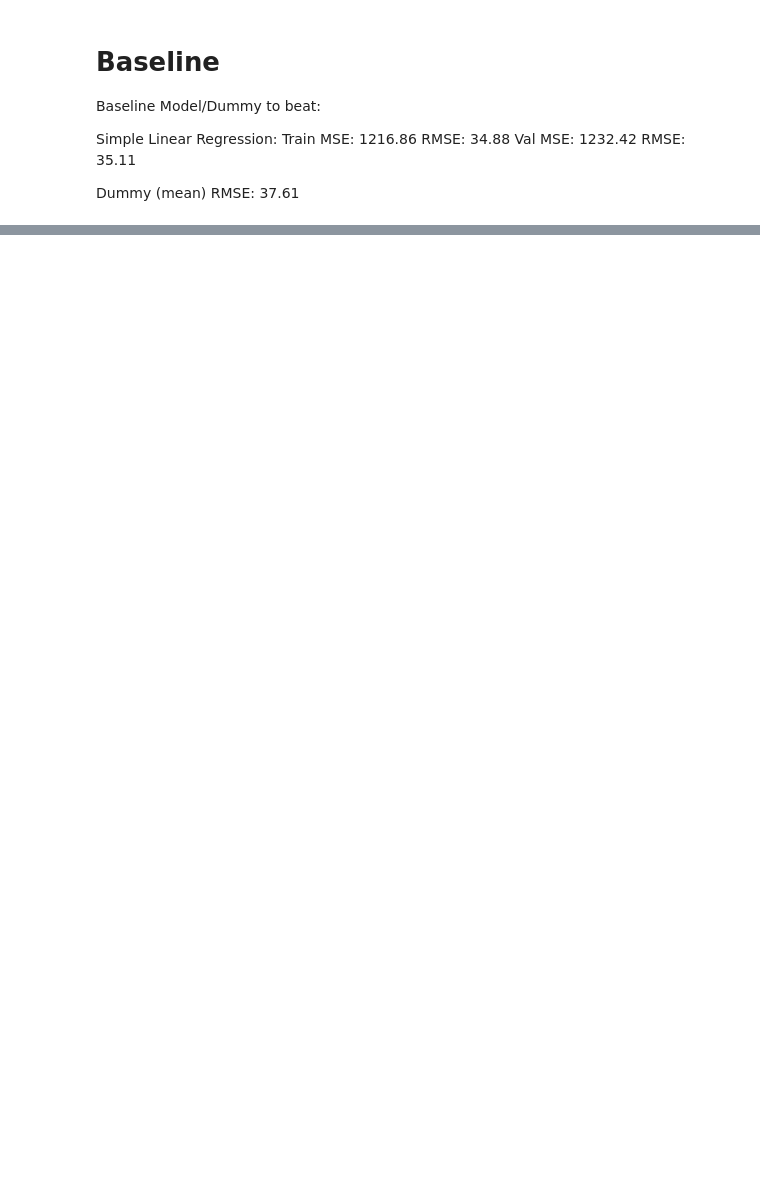
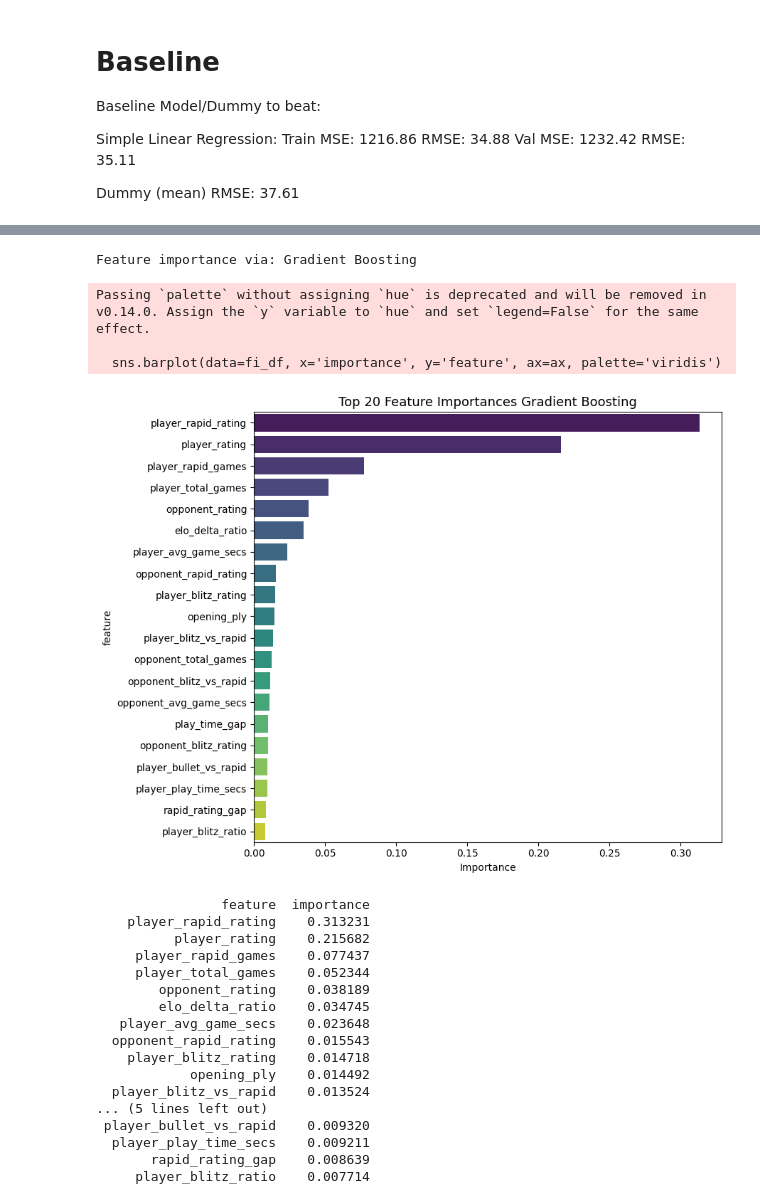
Before and after one commit to Kanku-SEP4-org/Chess-Assistance, a Jupyter notebook: machine_learning/trainer/notebooks/AccuracyPredictor/1_iter/AP_WorkingOnExpandedDataset.ipynb, the cells around one changed output, grey strips where cells are left out. Saved outputs shown, nothing was run; the diff lists cells and outputs as text; code cells hidden in the pictures; blank space fills up the shorter version.

```diff
--- a/machine_learning/trainer/notebooks/AccuracyPredictor/1_iter/AP_WorkingOnExpandedDataset.ipynb
+++ b/machine_learning/trainer/notebooks/AccuracyPredictor/1_iter/AP_WorkingOnExpandedDataset.ipynb
@@ -208,0 +300,57 @@ Dummy (mean) RMSE: 37.61
+# %%
+
+FEAT_IMP_MODELS = ['Gradient Boosting', 'Random Forest']
+
+best_fi_name = next((m for m in results_df.index if m in FEAT_IMP_MODELS), None)
+
+if best_fi_name:
+    print(f"Feature importance via: {best_fi_name}")
+    pipe = potential_models[best_fi_name]
+    pipe.fit(X_train_val, y_train_val)
+    importances = pipe.named_steps['model'].feature_importances_
+    feat_names = X_train_val.columns.tolist()
+
+    fi_df = pd.DataFrame({'feature': feat_names, 'importance': importances})
+    fi_df = fi_df.sort_values('importance', ascending=False).head(20)
+
+    fig, ax = plt.subplots(figsize=(9, 7))
+    sns.barplot(data=fi_df, x='importance', y='feature', ax=ax, palette='viridis')
+    ax.set_title(f'Top 20 Feature Importances {best_fi_name}', fontsize=13)
+    ax.set_xlabel('Importance')
+    plt.tight_layout()
+    plt.show()
+    print(fi_df.to_string(index=False))
+else:
+    from sklearn.inspection import permutation_importance
+    print(f"Using permutation importance for: {results_df.index[0]}")
+    best_pipe = potential_models[results_df.index[0]]
+    best_pipe.fit(X_train, y_train)
+    r = permutation_importance(best_pipe, X_val, y_val, n_repeats=10,
+                               random_state=random_state, scoring='neg_root_mean_squared_error')
+    fi_df = pd.DataFrame({'feature': X_val.columns,
+                          'importance': r.importances_mean})
+    fi_df = fi_df.sort_values('importance', ascending=False).head(20)
+    print(fi_df.to_string(index=False))
+# %% [output]
+Feature importance via: Gradient Boosting
+Passing `palette` without assigning `hue` is deprecated and will be removed in v0.14.0. Assign the `y` variable to `hue` and set `legend=False` for the same effect.
+
+  sns.barplot(data=fi_df, x='importance', y='feature', ax=ax, palette='viridis')
+[figure, added]
+                feature  importance
+    player_rapid_rating    0.313231
+          player_rating    0.215682
+     player_rapid_games    0.077437
+     player_total_games    0.052344
+        opponent_rating    0.038189
+        elo_delta_ratio    0.034745
+   player_avg_game_secs    0.023648
+  opponent_rapid_rating    0.015543
+    player_blitz_rating    0.014718
+            opening_ply    0.014492
+  player_blitz_vs_rapid    0.013524
+... (5 lines left out)
+ player_bullet_vs_rapid    0.009320
+  player_play_time_secs    0.009211
+       rapid_rating_gap    0.008639
+     player_blitz_ratio    0.007714
```
Also changed, not shown: parts of 15 cells of this notebook.
